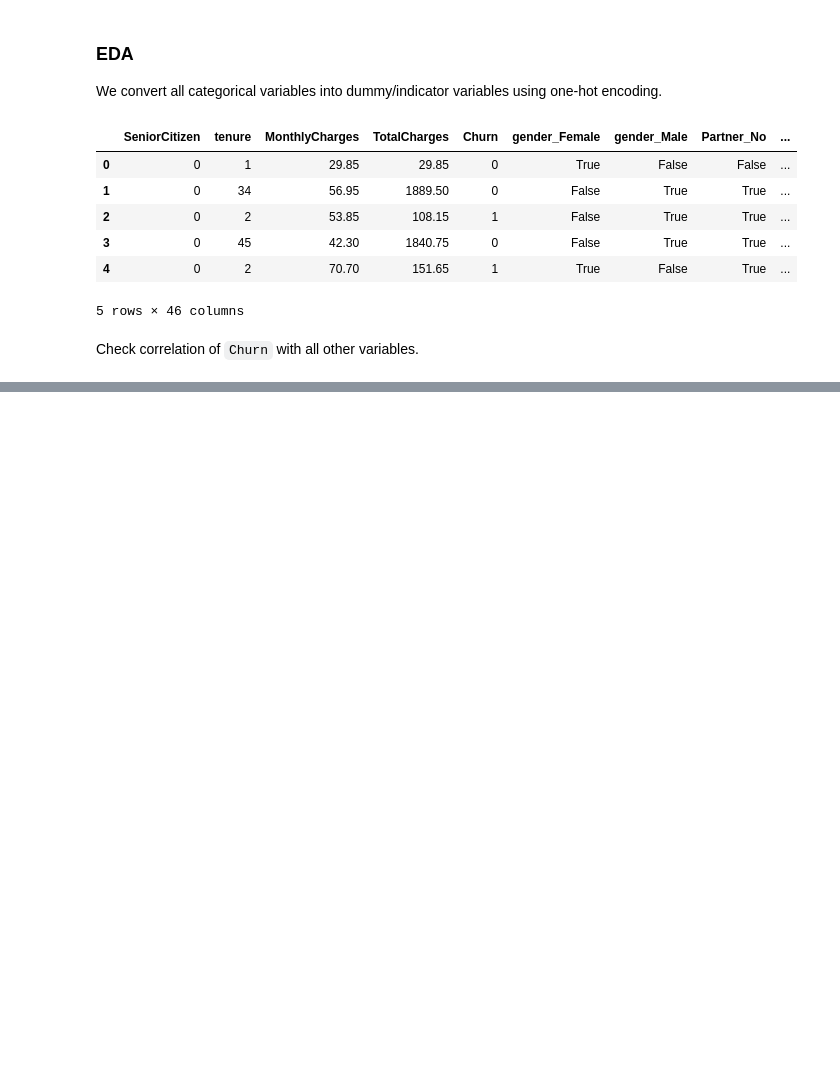
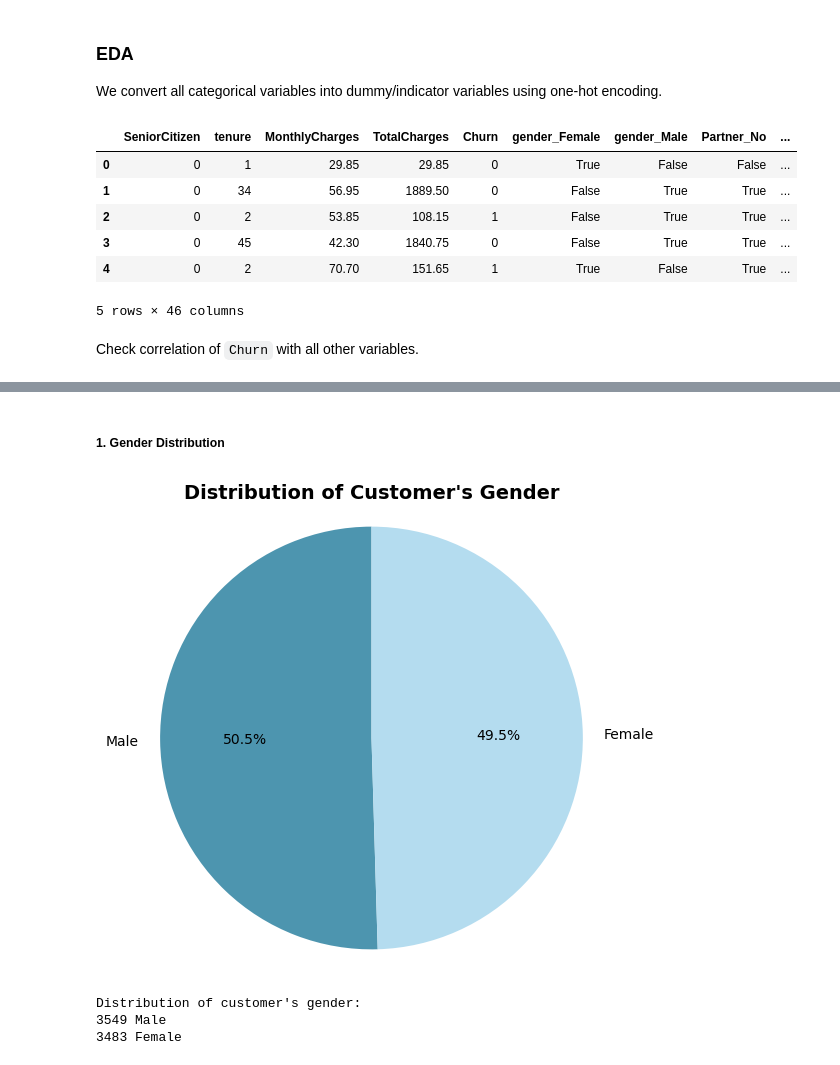
Before and after one commit to Jaspreetkhokhar12/customer-churn-analysis, a Jupyter notebook: churn_analysis.ipynb, the cells around one changed output, grey strips where cells are left out. Cells and saved outputs as stored; diff of their text form; code cells hidden in the pictures; blank space fills up the shorter version.

```diff
--- a/churn_analysis.ipynb
+++ b/churn_analysis.ipynb
@@ -195,0 +203,36 @@ We will explore these patterns further through visualizations below, before movi
+# %%
+def make_piechart(df, target_feature, additional=''):
+    """
+    Plots a pie chart showing the distribution of values in a categorical column.
+
+    Parameters:
+    - df (DataFrame): The dataset
+    - target_feature (str): Column name to visualize
+    - additional (str): Optional note for printed description (e.g., label meanings)
+    """
+    counts = df[target_feature].value_counts()
+    labels = counts.index.tolist()
+    values = counts.values.tolist()
+
+    # Plot pie chart
+    palette_color = ["#4D95AF", "#B4DCEF", "#274E5D"]
+    plt.figure(figsize=(6, 6))
+    plt.pie(values, labels=labels, colors=palette_color, autopct='%.1f%%', startangle=90)
+    plt.title(f"Distribution of Customer's {target_feature.title()}", fontsize=14, fontweight='bold')
+    plt.axis('equal')
+    plt.show()
+
+    # Print breakdown
+    print_str = f"Distribution of customer's {target_feature.lower()}{additional}:"
+    for label, value in zip(labels, values):
+        print_str += f"\n{value} {label}"
+    print(print_str)
+# %% [markdown]
+##### 1. Gender Distribution
+# %%
+make_piechart(df_cleaned, 'gender')
+# %% [output]
+[figure, added]
+Distribution of customer's gender:
+3549 Male
+3483 Female
```
Also changed, not shown: parts of 30 cells of this notebook.
